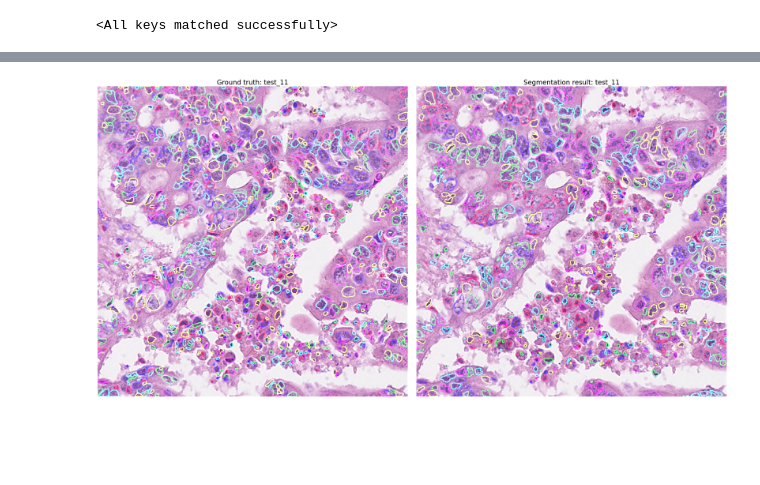
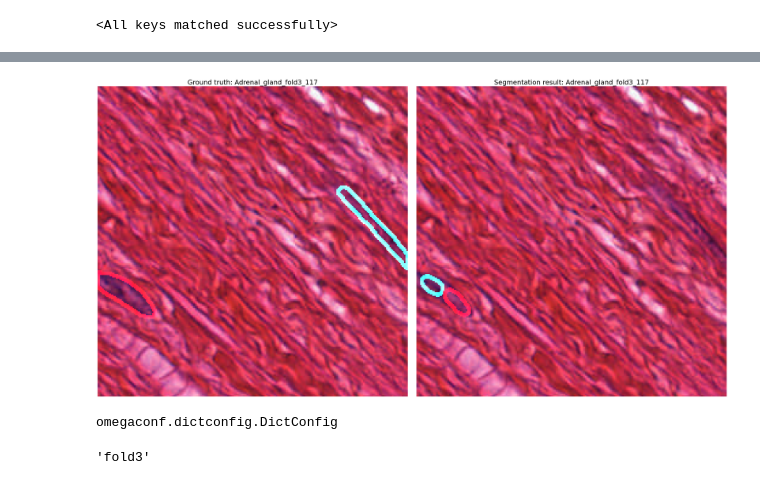
Before and after one commit to okunator/Dippa, a Jupyter notebook: src/notebooks/4_Infer_and_benchmark.ipynb, the cells around one changed output, grey strips where cells are left out. Saved outputs shown, nothing was run; the diff lists cells and outputs as text; code cells hidden in the pictures; blank space fills up the shorter version.

Commit message:
config update

```diff
--- a/src/notebooks/4_Infer_and_benchmark.ipynb
+++ b/src/notebooks/4_Infer_and_benchmark.ipynb
@@ -38,14 +38,15 @@ model = smp.FPN(
     decoder_merge_policy='cat'
 )
 
-segmodel = SegModel.from_conf(model, conf)
-ckpt = segmodel.fm.model_checkpoint("last")
+config = get_conf(user_conf, "pannuke")
+segmodel = SegModel.from_conf(model, config)
+ckpt = segmodel.fm.model_checkpoint(config.inference_args.model_weights)
 checkpoint = torch.load(ckpt, map_location = lambda storage, loc : storage)
 segmodel.load_state_dict(checkpoint['state_dict'])
 # %% [output]
 <All keys matched successfully>
 # %%
-inf = Inferer.from_conf(segmodel, conf)
+inf = Inferer.from_conf(segmodel, config)
 # %%
 infobj = inf.run()
 # %% [output]
@@ -94,4 +95,4 @@ inf.benchmark()
 # %%
-inf.plot_overlays(ixs=[2])
+inf.plot_overlays(ixs=[21], save=False)
 # %% [output]
-[figure, old version]
+[figure, new version]
@@ -99,0 +99,4 @@ inf.plot_overlays(ixs=[2])
+# %%
+type(conf)
+# %% [output]
+omegaconf.dictconfig.DictConfig
@@ -99,0 +107,4 @@ inf.plot_overlays(ixs=[2])
+# %%
+pannuke_test_fold
+# %% [output]
+'fold3'
```
Also changed, not shown: parts of 7 cells of this notebook, 15 other files.
